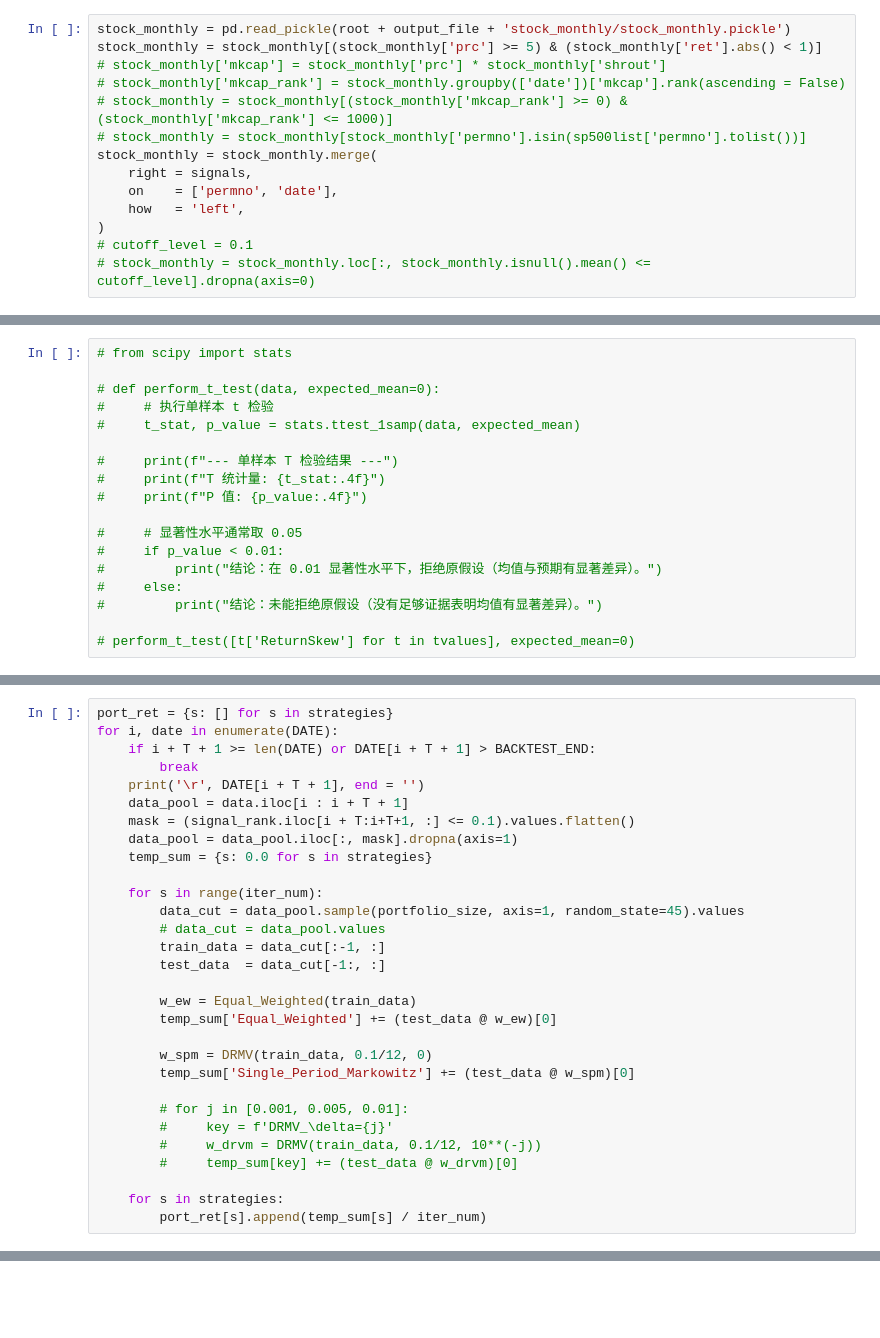
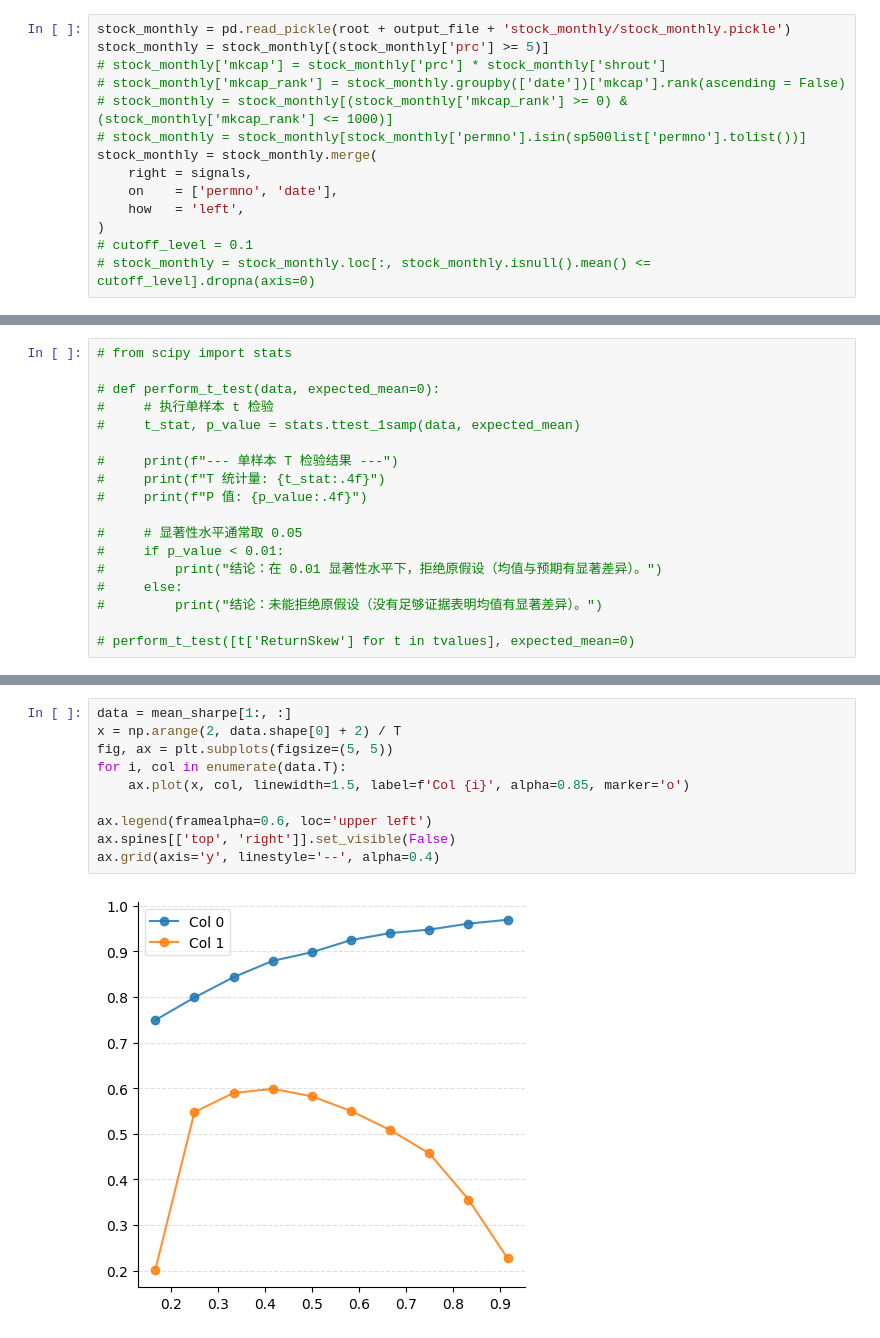
Before and after one commit to TonyHuang241/robust_sdf, a Jupyter notebook: 04_code/portfolio_construction.ipynb, the cells around one changed output, grey strips where cells are left out. Drawn from its saved outputs; the diff is of its cells as text; blank space fills up the shorter version.

```diff
--- a/04_code/portfolio_construction.ipynb
+++ b/04_code/portfolio_construction.ipynb
@@ -60,7 +60,7 @@ os.makedirs(root + output_file, exist_ok=True)
 signals = pd.read_pickle(root + data_file + 'all_signals.pickle')
 # %%
 stock_monthly = pd.read_pickle(root + output_file + 'stock_monthly/stock_monthly.pickle')
-stock_monthly = stock_monthly[(stock_monthly['prc'] >= 5) & (stock_monthly['ret'].abs() < 1)]
+stock_monthly = stock_monthly[(stock_monthly['prc'] >= 5)]
 # stock_monthly['mkcap'] = stock_monthly['prc'] * stock_monthly['shrout']
 # stock_monthly['mkcap_rank'] = stock_monthly.groupby(['date'])['mkcap'].rank(ascending = False)
 # stock_monthly = stock_monthly[(stock_monthly['mkcap_rank'] >= 0) & (stock_monthly['mkcap_rank'] <= 1000)]
@@ -387,30 +255,0 @@ Equal_Weighted           0.2233 -0.2387  0.2852
-# %%
-port_ret = {s: [] for s in strategies}
-for i, date in enumerate(DATE):
-    if i + T + 1 >= len(DATE) or DATE[i + T + 1] > BACKTEST_END:
-        break
-    print('\r', DATE[i + T + 1], end = '')
-    data_pool = data.iloc[i : i + T + 1]
-    mask = (signal_rank.iloc[i + T:i+T+1, :] <= 0.1).values.flatten()
-    data_pool = data_pool.iloc[:, mask].dropna(axis=1)
-    temp_sum = {s: 0.0 for s in strategies}
-
-    for s in range(iter_num):
-        data_cut = data_pool.sample(portfolio_size, axis=1, random_state=45).values
-        # data_cut = data_pool.values
-        train_data = data_cut[:-1, :]
-        test_data  = data_cut[-1:, :]
-
-        w_ew = Equal_Weighted(train_data)
-        temp_sum['Equal_Weighted'] += (test_data @ w_ew)[0]
-
-        w_spm = DRMV(train_data, 0.1/12, 0)
-        temp_sum['Single_Period_Markowitz'] += (test_data @ w_spm)[0]
-
-        # for j in [0.001, 0.005, 0.01]:
-        #     key = f'DRMV_\delta={j}'
-        #     w_drvm = DRMV(train_data, 0.1/12, 10**(-j))
-        #     temp_sum[key] += (test_data @ w_drvm)[0]
-
-    for s in strategies:
-        port_ret[s].append(temp_sum[s] / iter_num)
@@ -483,0 +256,12 @@ Equal_Weighted           0.1056  0.0067  0.1737
+# %%
+data = mean_sharpe[1:, :]
+x = np.arange(2, data.shape[0] + 2) / T
+fig, ax = plt.subplots(figsize=(5, 5))
+for i, col in enumerate(data.T):
+    ax.plot(x, col, linewidth=1.5, label=f'Col {i}', alpha=0.85, marker='o')
+
+ax.legend(framealpha=0.6, loc='upper left')
+ax.spines[['top', 'right']].set_visible(False)
+ax.grid(axis='y', linestyle='--', alpha=0.4)
+# %% [output]
+[figure, added]
```
Also changed, not shown: parts of 15 cells of this notebook, 7 other files.
